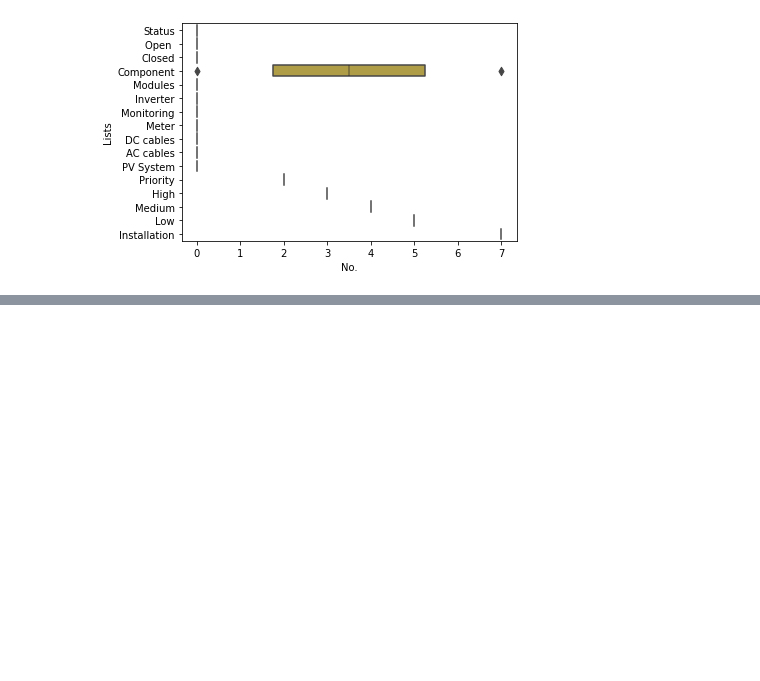
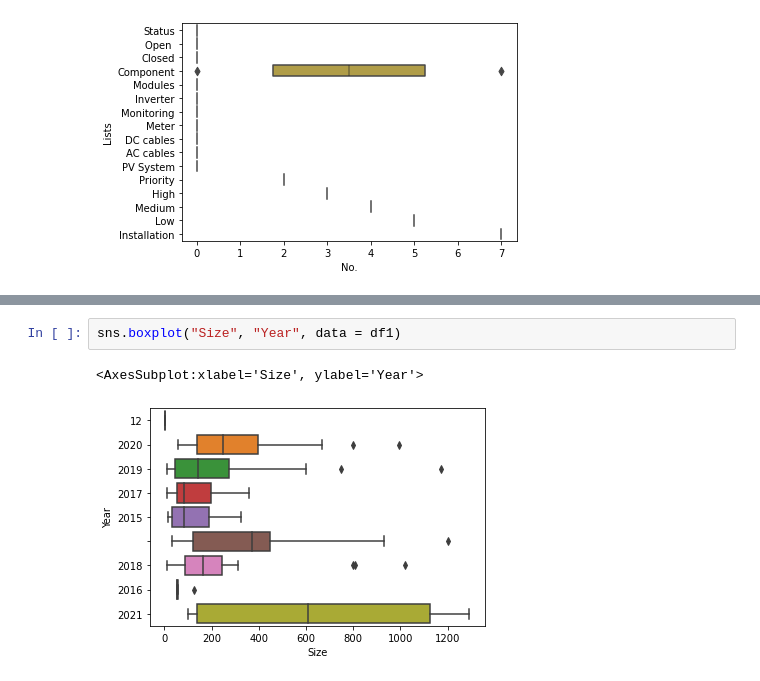
Before and after one commit to ahmadasd1234/Emergent-Energy, a Jupyter notebook: iX internship.ipynb, the cells around one changed output, grey strips where cells are left out. Cells and saved outputs as stored; diff of their text form; blank space fills up the shorter version.

```diff
--- a/iX internship.ipynb
+++ b/iX internship.ipynb
@@ -146,0 +184,5 @@ sns.axes_style
+# %%
+sns.boxplot("Size", "Year", data = df1)
+# %% [output]
+<AxesSubplot:xlabel='Size', ylabel='Year'>
+[figure, added]
```
Also changed, not shown: parts of 13 cells of this notebook.
